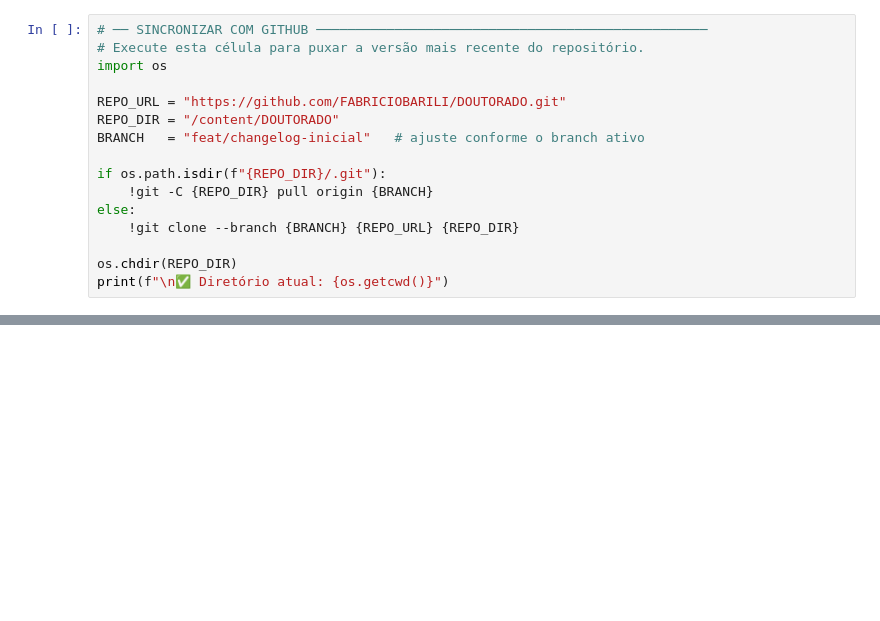
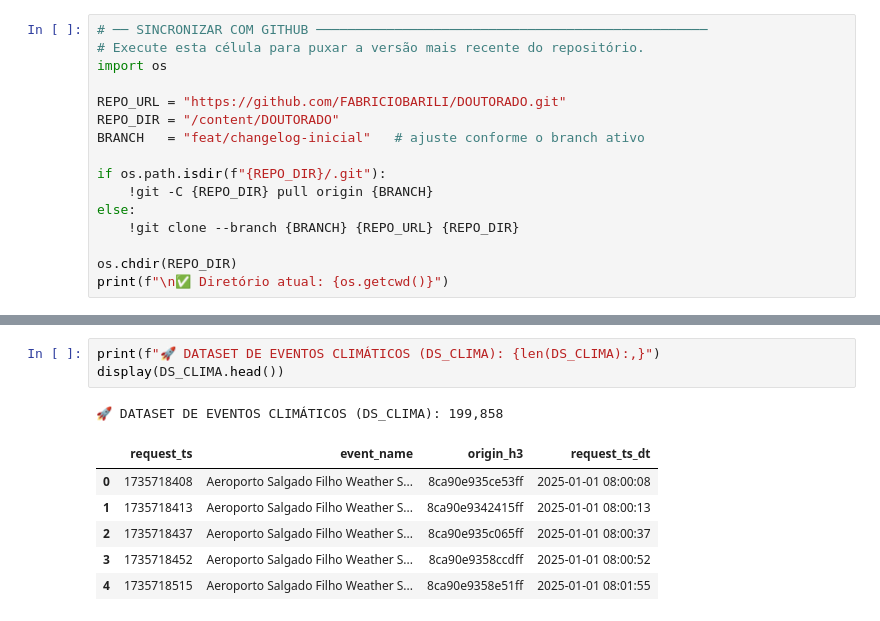
Before and after one commit to fabriciobarili/DOUTORADO, a Jupyter notebook: 03_ANALISE/05_xai.ipynb, the cells around one changed output, grey strips where cells are left out. Cells and saved outputs as stored; diff of their text form; blank space fills up the shorter version.

```diff
--- a/03_ANALISE/05_xai.ipynb
+++ b/03_ANALISE/05_xai.ipynb
@@ -610,0 +466,11 @@ display(comparativo.head(15))
+# %%
+print(f"🚀 DATASET DE EVENTOS CLIMÁTICOS (DS_CLIMA): {len(DS_CLIMA):,}")
+display(DS_CLIMA.head())
+# %% [output]
+🚀 DATASET DE EVENTOS CLIMÁTICOS (DS_CLIMA): 199,858
+|  | request_ts | event_name | origin_h3 | request_ts_dt |
+| 0 | 1735718408 | Aeroporto Salgado Filho Weather S... | 8ca90e935ce53ff | 2025-01-01 08:00:08 |
+| 1 | 1735718413 | Aeroporto Salgado Filho Weather S... | 8ca90e9342415ff | 2025-01-01 08:00:13 |
+| 2 | 1735718437 | Aeroporto Salgado Filho Weather S... | 8ca90e935c065ff | 2025-01-01 08:00:37 |
+| 3 | 1735718452 | Aeroporto Salgado Filho Weather S... | 8ca90e9358ccdff | 2025-01-01 08:00:52 |
+| 4 | 1735718515 | Aeroporto Salgado Filho Weather S... | 8ca90e9358e51ff | 2025-01-01 08:01:55 |
```
Also changed, not shown: parts of 78 cells of this notebook.
